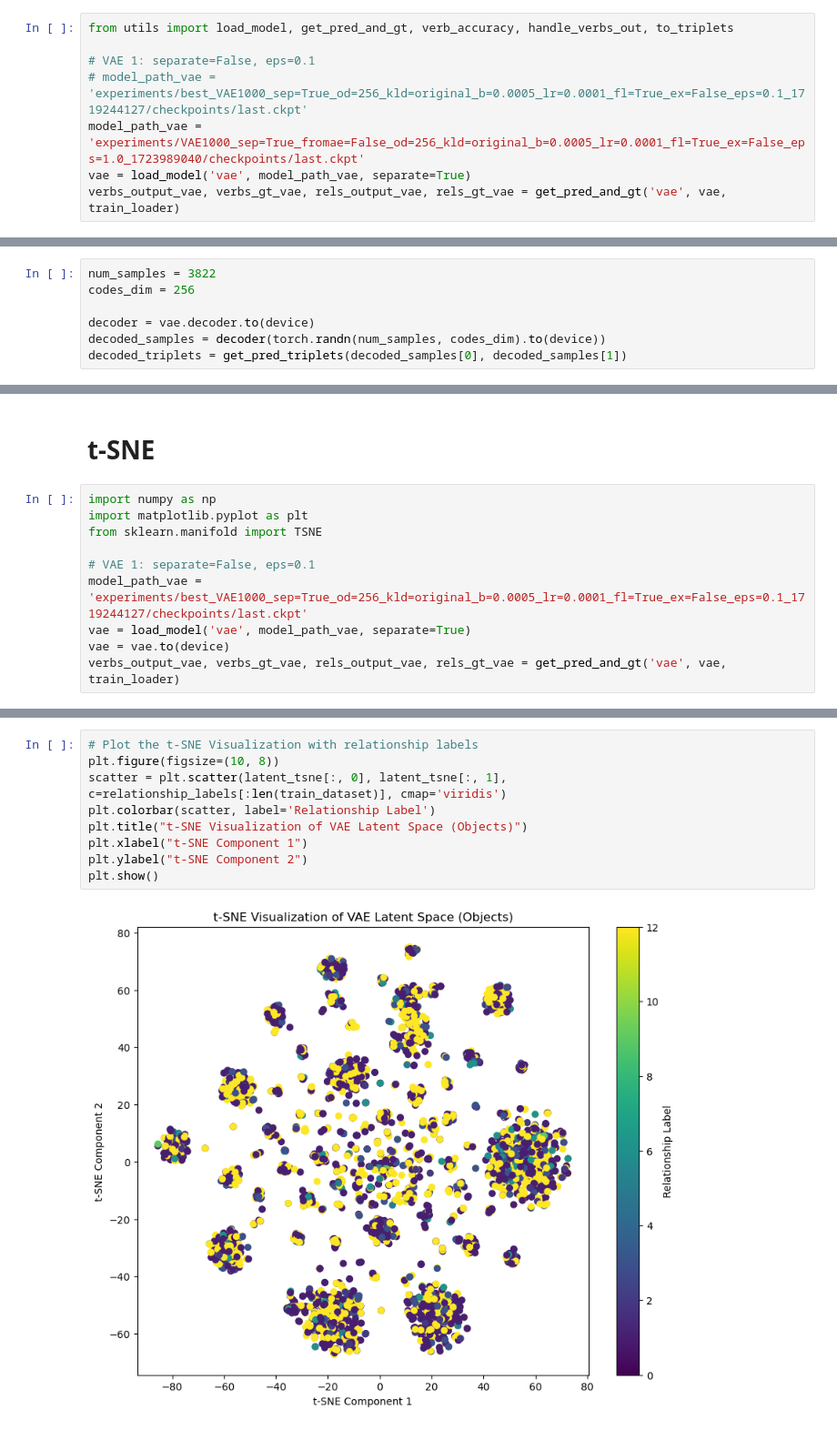
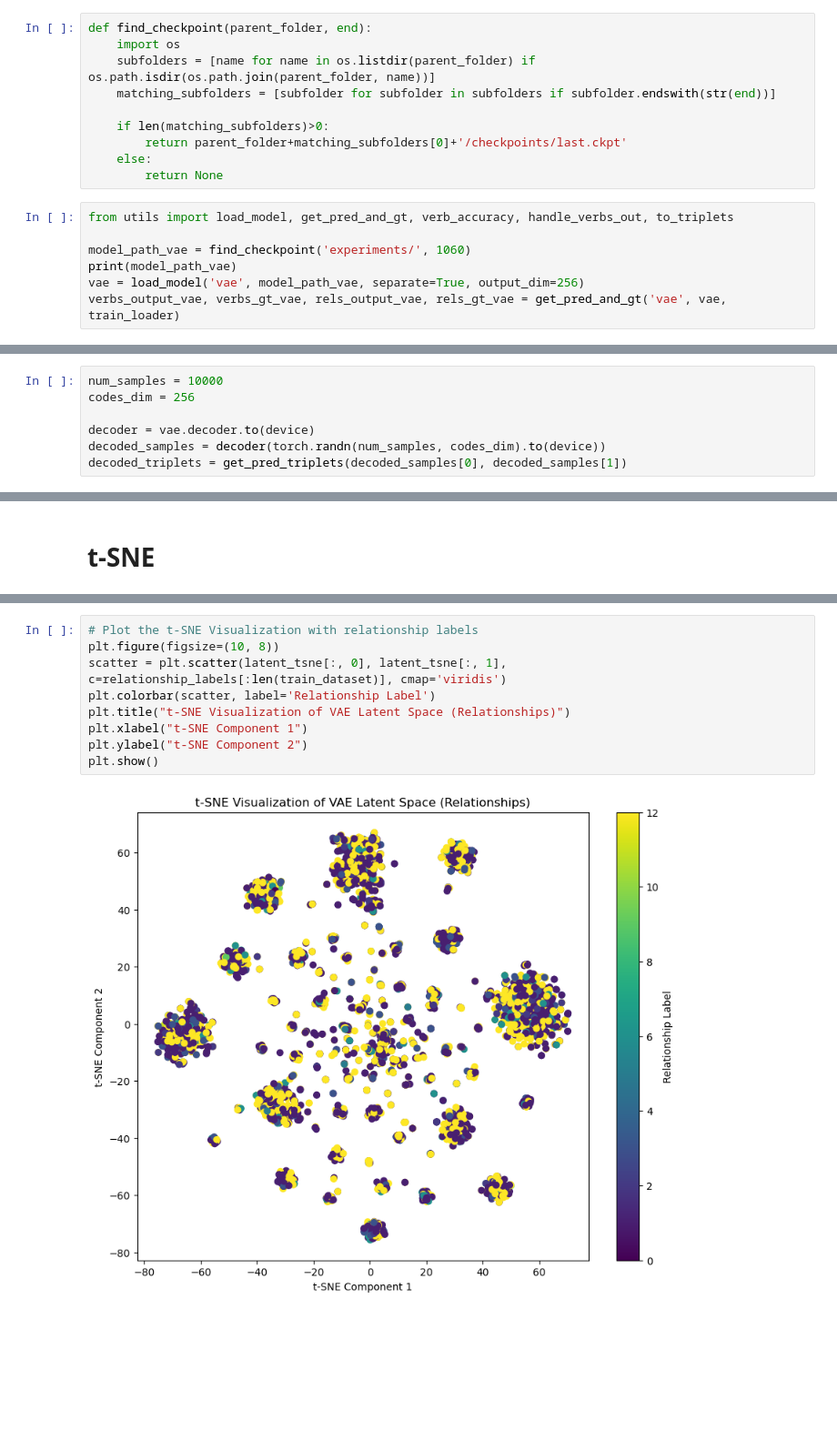
Before and after one commit to scoleri-mr/easg_classification, a Jupyter notebook: evaluating_vae.ipynb, the cells around one changed output, grey strips where cells are left out. Shown at 91% size. Drawn from its saved outputs; the diff is of its cells as text; blank space fills up the shorter version.

```diff
--- a/evaluating_vae.ipynb
+++ b/evaluating_vae.ipynb
@@ -36,12 +36,21 @@ EASGDatasetAE - train - num_objs: 391, num_verbs: 198, num_rels: 13
 EASGDatasetAE - val - num_objs: 391, num_verbs: 198, num_rels: 13
 # %% [markdown]
 # VAE posterior sampling given an input
+# %%
+def find_checkpoint(parent_folder, end):
+    import os
+    subfolders = [name for name in os.listdir(parent_folder) if os.path.isdir(os.path.join(parent_folder, name))]
+    matching_subfolders = [subfolder for subfolder in subfolders if subfolder.endswith(str(end))]
+
+    if len(matching_subfolders)>0:
+        return parent_folder+matching_subfolders[0]+'/checkpoints/last.ckpt'
+    else:
+        return None
 # %%
 from utils import load_model, get_pred_and_gt, verb_accuracy, handle_verbs_out, to_triplets
 
-# VAE 1: separate=False, eps=0.1
-# model_path_vae = 'experiments/best_VAE1000_sep=True_od=256_kld=original_b=0.0005_lr=0.0001_fl=True_ex=False_eps=0.1_1719244127/checkpoints/last.ckpt'
-model_path_vae = 'experiments/VAE1000_sep=True_fromae=False_od=256_kld=original_b=0.0005_lr=0.0001_fl=True_ex=False_eps=1.0_1723989040/checkpoints/last.ckpt'
-vae = load_model('vae', model_path_vae, separate=True)
+model_path_vae = find_checkpoint('experiments/', 1060)
+print(model_path_vae)
+vae = load_model('vae', model_path_vae, separate=True, output_dim=256)
 verbs_output_vae, verbs_gt_vae, rels_output_vae, rels_gt_vae = get_pred_and_gt('vae', vae, train_loader)
 # %% [output]
@@ -78,7 +88,7 @@ print(f"{(correct_vae*100/len(gt_vae)):.2f} %")
 # %% [markdown]
 # Prior Sampling (From a Random Latent Space Vector)
 # %%
-num_samples = 3822
+num_samples = 10000
 codes_dim = 256
 
 decoder = vae.decoder.to(device)
@@ -172,12 +180,2 @@ compare_statistics(rels_list_original, rels_list_diffusion, rels, 'original data
 # %% [markdown]
 # t-SNE
-# %%
-import numpy as np
-import matplotlib.pyplot as plt
-from sklearn.manifold import TSNE
-
-# VAE 1: separate=False, eps=0.1
-model_path_vae = 'experiments/best_VAE1000_sep=True_od=256_kld=original_b=0.0005_lr=0.0001_fl=True_ex=False_eps=0.1_1719244127/checkpoints/last.ckpt'
-vae = load_model('vae', model_path_vae, separate=True)
-vae = vae.to(device)
-verbs_output_vae, verbs_gt_vae, rels_output_vae, rels_gt_vae = get_pred_and_gt('vae', vae, train_loader)
@@ -238,11 +236,11 @@ plt.show()
 # %%
 # Plot the t-SNE Visualization with relationship labels
 plt.figure(figsize=(10, 8))
 scatter = plt.scatter(latent_tsne[:, 0], latent_tsne[:, 1], c=relationship_labels[:len(train_dataset)], cmap='viridis')
 plt.colorbar(scatter, label='Relationship Label')
-plt.title("t-SNE Visualization of VAE Latent Space (Objects)")
+plt.title("t-SNE Visualization of VAE Latent Space (Relationships)")
 plt.xlabel("t-SNE Component 1")
 plt.ylabel("t-SNE Component 2")
 plt.show()
 # %% [output]
-[figure, old version]
+[figure, new version]
```
Also changed, not shown: parts of 14 cells of this notebook.
